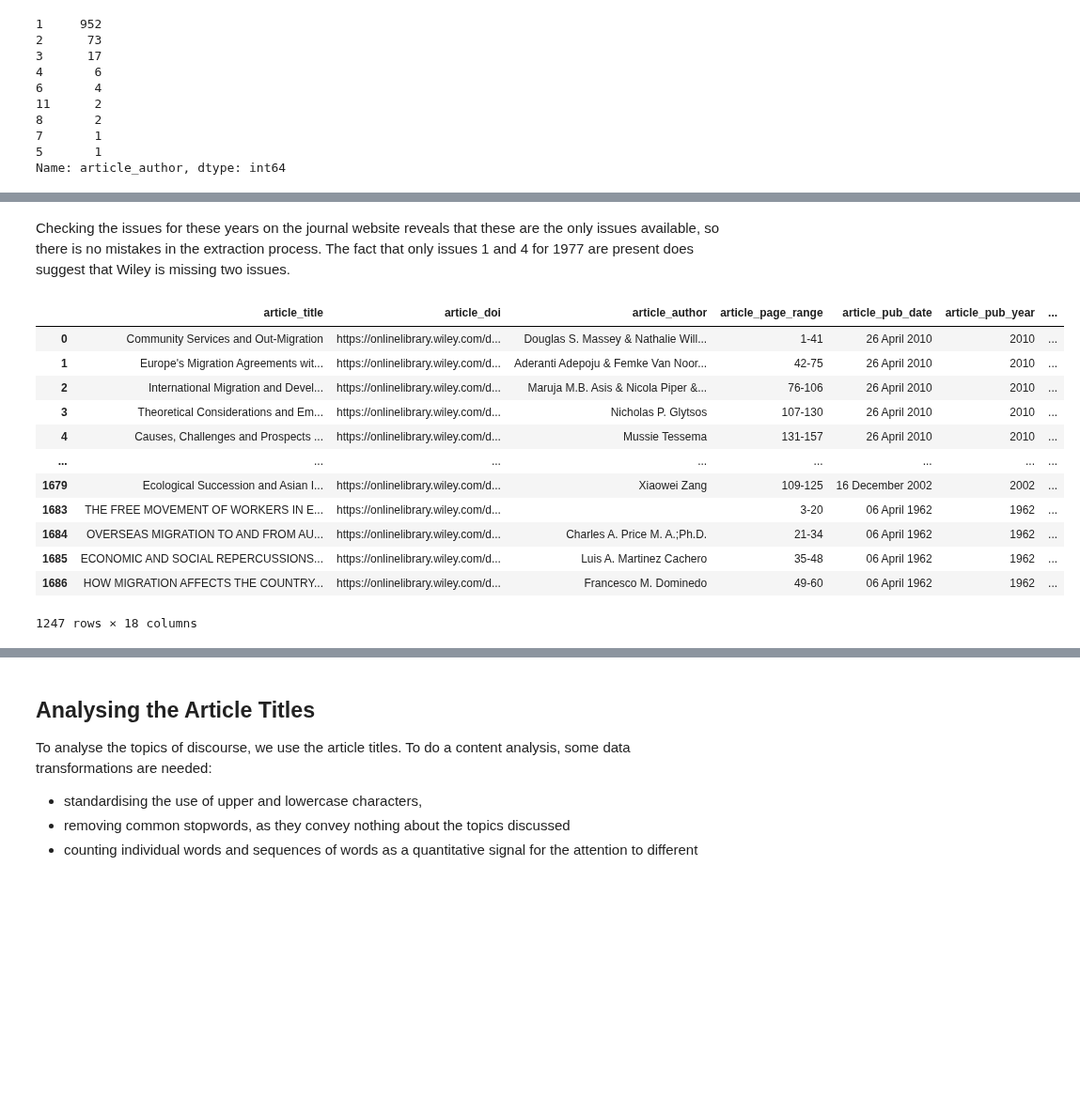
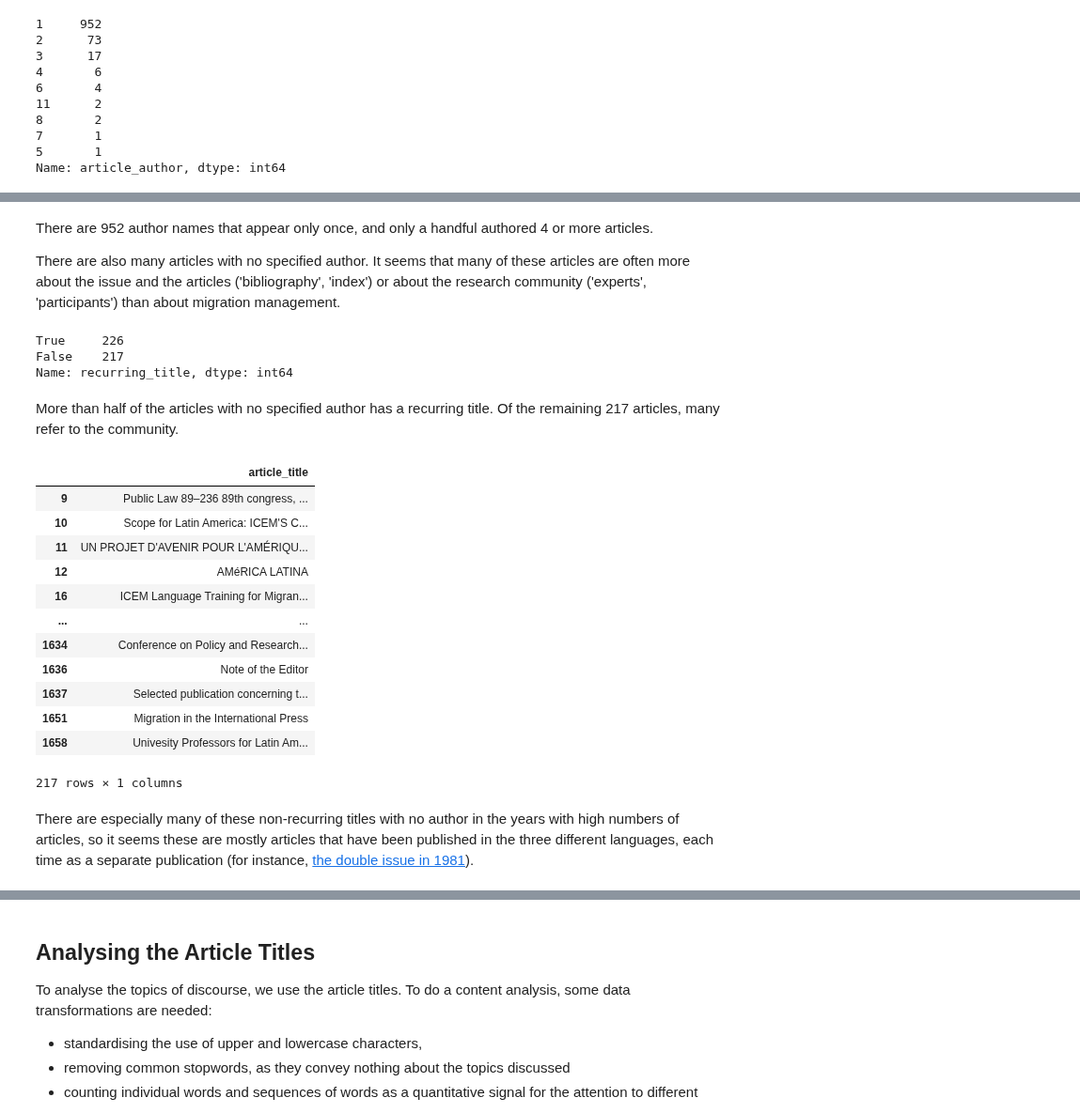
Before and after one commit to HoekR/migrant_discourse, a Jupyter notebook: notebooks/IM-title-analysis-marijn.ipynb, the cells around one changed output, grey strips where cells are left out. Shown at 94% size. Saved outputs shown, nothing was run; the diff lists cells and outputs as text; code cells hidden in the pictures; blank space fills up the shorter version.

```diff
--- a/notebooks/IM-title-analysis-marijn.ipynb
+++ b/notebooks/IM-title-analysis-marijn.ipynb
@@ -252,18 +261,30 @@ df_filtered[df_filtered.issue_pub_year.isin([1977, 1979, 1980])].sort_values(by=
-# %% [markdown]
-Checking the issues for these years on the journal website reveals that these are the only issues available, so there is no mistakes in the extraction process. The fact that only issues 1 and 4 for 1977 are present does suggest that Wiley is missing two issues.
+# %% [markdown]
+There are 952 author names that appear only once, and only a handful authored 4 or more articles.
+
+There are also many articles with no specified author. It seems that many of these articles are often more about the issue and the articles ('bibliography', 'index') or about the research community ('experts', 'participants') than about migration management.
+# %%
+df[df.article_author.isna()].recurring_title.value_counts()
+# %% [output]
+True     226
+False    217
+Name: recurring_title, dtype: int64
+# %% [markdown]
+More than half of the articles with no specified author has a recurring title. Of the remaining 217 articles, many refer to the community.
 # %%
-df[pd.isnull(df.article_author) == False]
+df[(df.article_author.isna()) & (df.recurring_title == False)][['article_title']]
 # %% [output]
-|  | article_title | article_doi | article_author | article_page_range | article_pub_date | article_pub_year | ... |
-| 0 | Community Services and Out-Migration | https://onlinelibrary.wiley.com/d... | Douglas S. Massey & Nathalie Will... | 1-41 | 26 April 2010 | 2010 | ... |
-| 1 | Europe's Migration Agreements wit... | https://onlinelibrary.wiley.com/d... | Aderanti Adepoju & Femke Van Noor... | 42-75 | 26 April 2010 | 2010 | ... |
-| 2 | International Migration and Devel... | https://onlinelibrary.wiley.com/d... | Maruja M.B. Asis & Nicola Piper &... | 76-106 | 26 April 2010 | 2010 | ... |
-| 3 | Theoretical Considerations and Em... | https://onlinelibrary.wiley.com/d... | Nicholas P. Glytsos | 107-130 | 26 April 2010 | 2010 | ... |
-| 4 | Causes, Challenges and Prospects ... | https://onlinelibrary.wiley.com/d... | Mussie Tessema | 131-157 | 26 April 2010 | 2010 | ... |
-| ... | ... | ... | ... | ... | ... | ... | ... |
-| 1679 | Ecological Succession and Asian I... | https://onlinelibrary.wiley.com/d... | Xiaowei Zang | 109-125 | 16 December 2002 | 2002 | ... |
-| 1683 | THE FREE MOVEMENT OF WORKERS IN E... | https://onlinelibrary.wiley.com/d... |  | 3-20 | 06 April 1962 | 1962 | ... |
-| 1684 | OVERSEAS MIGRATION TO AND FROM AU... | https://onlinelibrary.wiley.com/d... | Charles A. Price M. A.;Ph.D. | 21-34 | 06 April 1962 | 1962 | ... |
-| 1685 | ECONOMIC AND SOCIAL REPERCUSSIONS... | https://onlinelibrary.wiley.com/d... | Luis A. Martinez Cachero | 35-48 | 06 April 1962 | 1962 | ... |
-| 1686 | HOW MIGRATION AFFECTS THE COUNTRY... | https://onlinelibrary.wiley.com/d... | Francesco M. Dominedo | 49-60 | 06 April 1962 | 1962 | ... |
+|  | article_title |
+| 9 | Public Law 89–236 89th congress, ... |
+| 10 | Scope for Latin America: ICEM'S C... |
+| 11 | UN PROJET D'AVENIR POUR L'AMÉRIQU... |
+| 12 | AMéRICA LATINA |
+| 16 | ICEM Language Training for Migran... |
+| ... | ... |
+| 1634 | Conference on Policy and Research... |
+| 1636 | Note of the Editor |
+| 1637 | Selected publication concerning t... |
+| 1651 | Migration in the International Press |
+| 1658 | Univesity Professors for Latin Am... |
-1247 rows × 18 columns
+217 rows × 1 columns
+# %% [markdown]
+There are especially many of these non-recurring titles with no author in the years with high numbers of articles, so it seems these are mostly articles that have been published in the three different languages, each time as a separate publication (for instance, [the double issue in 1981](https://onlinelibrary.wiley.com/toc/14682435/1981/19/1%E2%80%902)).
```
Also changed, not shown: parts of 60 cells of this notebook.
